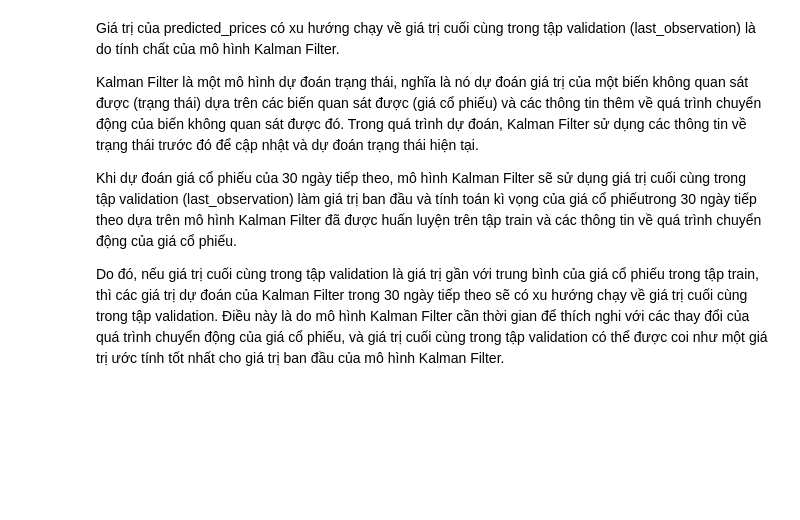
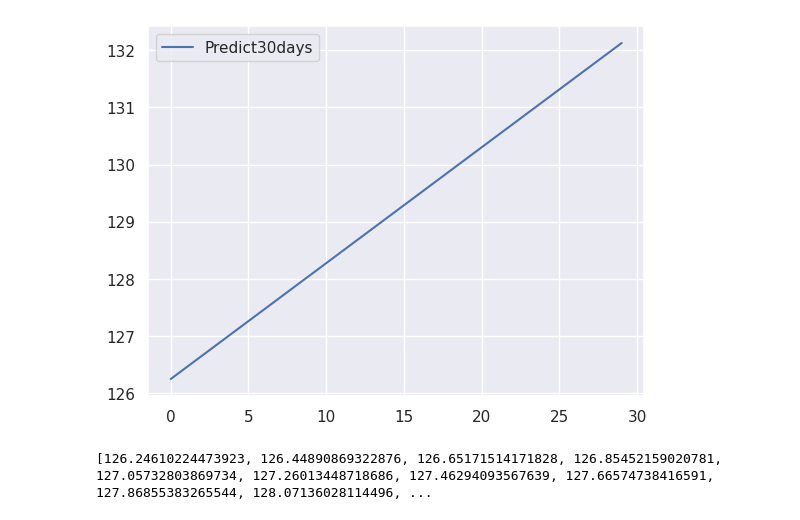
Before and after one commit to dangnghiepcuong/IS403.N21.HTTT_Nhom2, a Jupyter notebook: 7. Kalman Filter/KF.ipynb, the cells around one changed output. Cells and saved outputs as stored; diff of their text form; code cells hidden in the pictures; blank space fills up the shorter version.

```diff
--- a/7. Kalman Filter/KF.ipynb
+++ b/7. Kalman Filter/KF.ipynb
@@ -69,0 +68,4 @@ val_pred, val_cov = kf.filter(val_data_matrix)
+# %%
+for i in range(len(test_data)):
+    kf.predict()
+    kf.update(np.array([test_data[i]]))
@@ -129,8 +139,13 @@ Testing RMSE: 3.9438679617680643
-# %% [markdown]
-Giá trị của predicted_prices có xu hướng chạy về giá trị cuối cùng trong tập validation (last_observation) là do tính chất của mô hình Kalman Filter.
-
-Kalman Filter là một mô hình dự đoán trạng thái, nghĩa là nó dự đoán giá trị của một biến không quan sát được (trạng thái) dựa trên các biến quan sát được (giá cổ phiếu) và các thông tin thêm về quá trình chuyển động của biến không quan sát được đó. Trong quá trình dự đoán, Kalman Filter sử dụng các thông tin về trạng thái trước đó để cập nhật và dự đoán trạng thái hiện tại.
-
-Khi dự đoán giá cổ phiếu của 30 ngày tiếp theo, mô hình Kalman Filter sẽ sử dụng giá trị cuối cùng trong tập validation (last_observation) làm giá trị ban đầu và tính toán kì vọng của giá cổ phiếutrong 30 ngày tiếp theo dựa trên mô hình Kalman Filter đã được huấn luyện trên tập train và các thông tin về quá trình chuyển động của giá cổ phiếu.
-
-Do đó, nếu giá trị cuối cùng trong tập validation là giá trị gần với trung bình của giá cổ phiếu trong tập train, thì các giá trị dự đoán của Kalman Filter trong 30 ngày tiếp theo sẽ có xu hướng chạy về giá trị cuối cùng trong tập validation. Điều này là do mô hình Kalman Filter cần thời gian để thích nghi với các thay đổi của quá trình chuyển động của giá cổ phiếu, và giá trị cuối cùng trong tập validation có thể được coi như một giá trị ước tính tốt nhất cho giá trị ban đầu của mô hình Kalman Filter.
+# %%
+# 15.Vẽ hình Predict 30 days
+prediect_data_index = pd.RangeIndex(start=0, stop=30, step=1)
+plt.plot(prediect_data_index,future_prices)
+
+plt.legend(['Predict30days'])
+plt.show()
+# %% [output]
+[figure, added]
+# %%
+print(future_prices)
+# %% [output]
+[126.24610224473923, 126.44890869322876, 126.65171514171828, 126.85452159020781, 127.05732803869734, 127.26013448718686, 127.46294093567639, 127.66574738416591, 127.86855383265544, 128.07136028114496, ...
```
Also changed, not shown: parts of 21 cells of this notebook, 15 other files.
